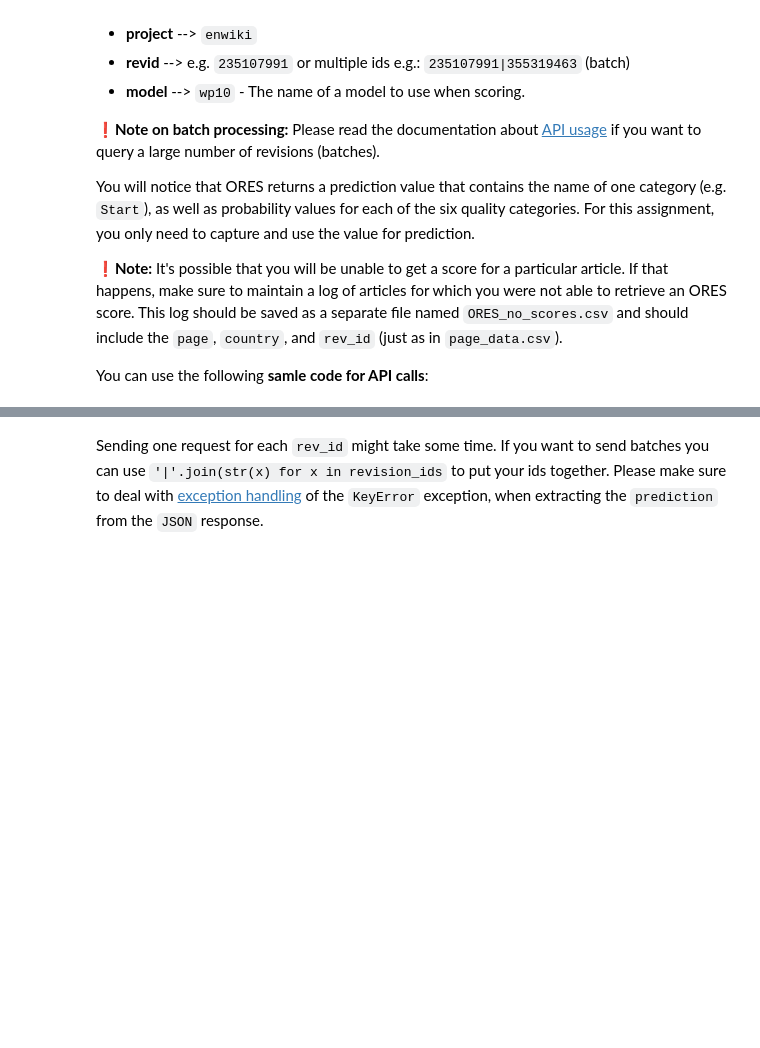
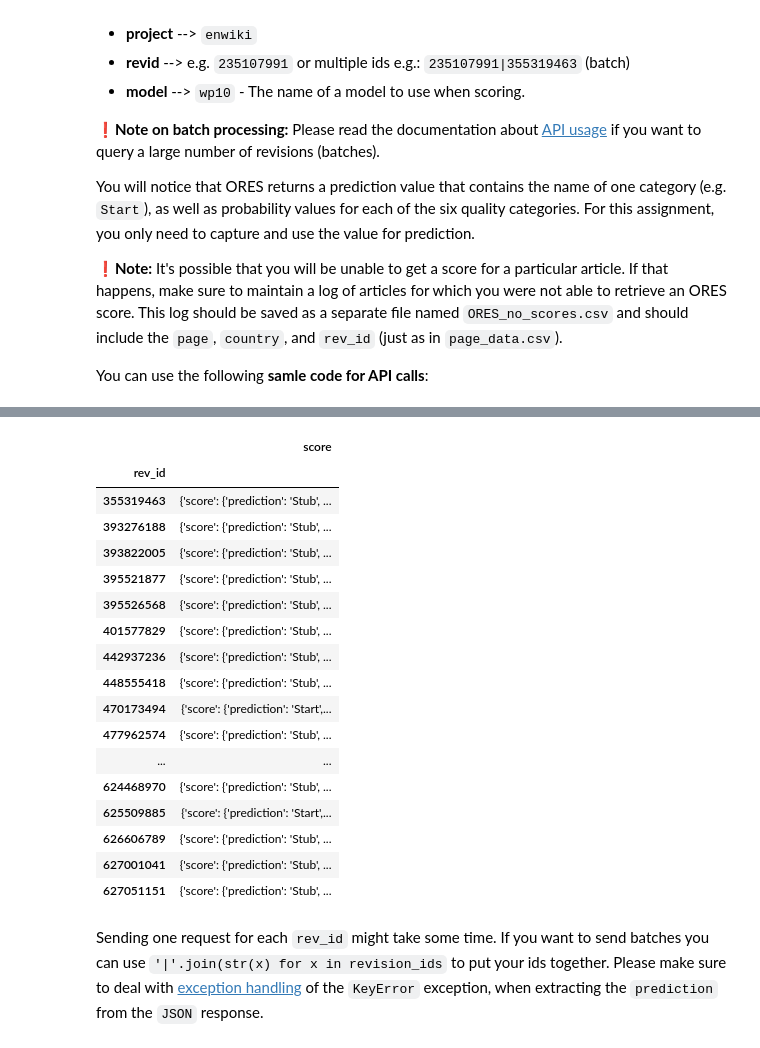
Before and after one commit to Arne117/A3-hcds-hcc-bias, a Jupyter notebook: src/A3_Wikipedia_ORES_Bias.ipynb, the cells around one changed output, grey strips where cells are left out. Drawn from its saved outputs; the diff is of its cells as text; code cells hidden in the pictures; blank space fills up the shorter version.

```diff
--- a/src/A3_Wikipedia_ORES_Bias.ipynb
+++ b/src/A3_Wikipedia_ORES_Bias.ipynb
@@ -94,26 +127,44 @@ You can use the following **samle code for API calls**:
 # %%
 import requests
 import json
+import numpy as np
+from ratelimit import limits
 
 # Customize these with your own information
 headers = {
-    'User-Agent': 'https://github.com/YOUR-USER-NAME',
-    'From': 'YOUR-EMAIL@fu-berlin.de'
+    'User-Agent': 'https://github.com/Arne117',
+    'From': 'arner92@zedat.fu-berlin.de'
 }
 
-def get_ores_data(rev_id, headers):
+# 50 revisions within a given request, up to 4 parallel requests.
+@limits(calls=4, period=0.1)
+def get_ores_data(rev_ids, headers):
 
     # Define the endpoint
     # https://ores.wikimedia.org/scores/enwiki/?models=wp10&revids=807420979|807422778
     endpoint = 'https://ores.wikimedia.org/v3/scores/{project}/?models={model}&revids={revids}'
 
-    params = {'project' : 'enwiki',
-              'model'   : 'wp10',
-              'revids'  : rev_id
-              }
+    params = {
+        'project' : 'enwiki',
+        'model'   : 'wp10',
+        'revids'  : rev_ids
+    }
 
     api_call = requests.get(endpoint.format(**params))
     response = api_call.json()
-    data = json.dumps(response)
+    data = json.loads(json.dumps(response))
 
     return data
+
+result = get_ores_data('355319463|393276188|393822005|395521877|395526568|401577829|442937236|448555418|470173494|477962574|492060822|492964343|498683267|502721672|516633096|521986779|532253442|543225630|545936100|546364151|549300521|550682925|550953646|559553872|559788982|560758943|561744402|564873005|565745353|565745365|565745375|566504165|573710096|574571582|576988466|585894477|592289232|595693452|596181202|598819900|601122766|601127343|614786300|623004627|623334577|624468970|625509885|626606789|627001041|627051151', headers)
+del result['enwiki']['models']
+
+test_df = pd.DataFrame(result['enwiki'])
+test_df.columns = ['score']
+test_df.index.name = 'rev_id'
+test_df['score'] = test_df['score'].apply(lambda score: score['wp10'])
+test_df
+
+# The last rows index gives the length of the df and is dived by 50 to get the number of chunks needed to fit 50 rev_ids into one chunk for the api call
+#for chunk in np.array_split(articles_df['rev_id'], int(articles_df.iloc[-1].name / 50)):
+#    print('|'.join(map(str, chunk)))
@@ -120,3 +189,28 @@ def get_ores_data(rev_id, headers):
+# %%
+test_df = pd.DataFrame(result['enwiki'])
+test_df.columns = ['score']
+test_df.index.name = 'rev_id'
+test_df['score'] = test_df['score'].apply(lambda score: score['wp10'])
+test_df
+# %% [output]
+|  | score |
+| rev_id |  |
+| 355319463 | {'score': {'prediction': 'Stub', ... |
+| 393276188 | {'score': {'prediction': 'Stub', ... |
+| 393822005 | {'score': {'prediction': 'Stub', ... |
+| 395521877 | {'score': {'prediction': 'Stub', ... |
+| 395526568 | {'score': {'prediction': 'Stub', ... |
+| 401577829 | {'score': {'prediction': 'Stub', ... |
+| 442937236 | {'score': {'prediction': 'Stub', ... |
+| 448555418 | {'score': {'prediction': 'Stub', ... |
+| 470173494 | {'score': {'prediction': 'Start',... |
+| 477962574 | {'score': {'prediction': 'Stub', ... |
+| ... | ... |
+| 624468970 | {'score': {'prediction': 'Stub', ... |
+| 625509885 | {'score': {'prediction': 'Start',... |
+| 626606789 | {'score': {'prediction': 'Stub', ... |
+| 627001041 | {'score': {'prediction': 'Stub', ... |
+| 627051151 | {'score': {'prediction': 'Stub', ... |
 # %% [markdown]
 Sending one request for each `rev_id` might take some time. If you want to send batches you can use `'|'.join(str(x) for x in revision_ids` to put your ids together. Please make sure to deal with [exception handling](https://www.w3schools.com/python/python_try_except.asp) of the `KeyError` exception, when extracting the `prediction` from the `JSON` response.
 # %% [markdown]
```
Also changed, not shown: parts of 3 cells of this notebook, 3 other files.
